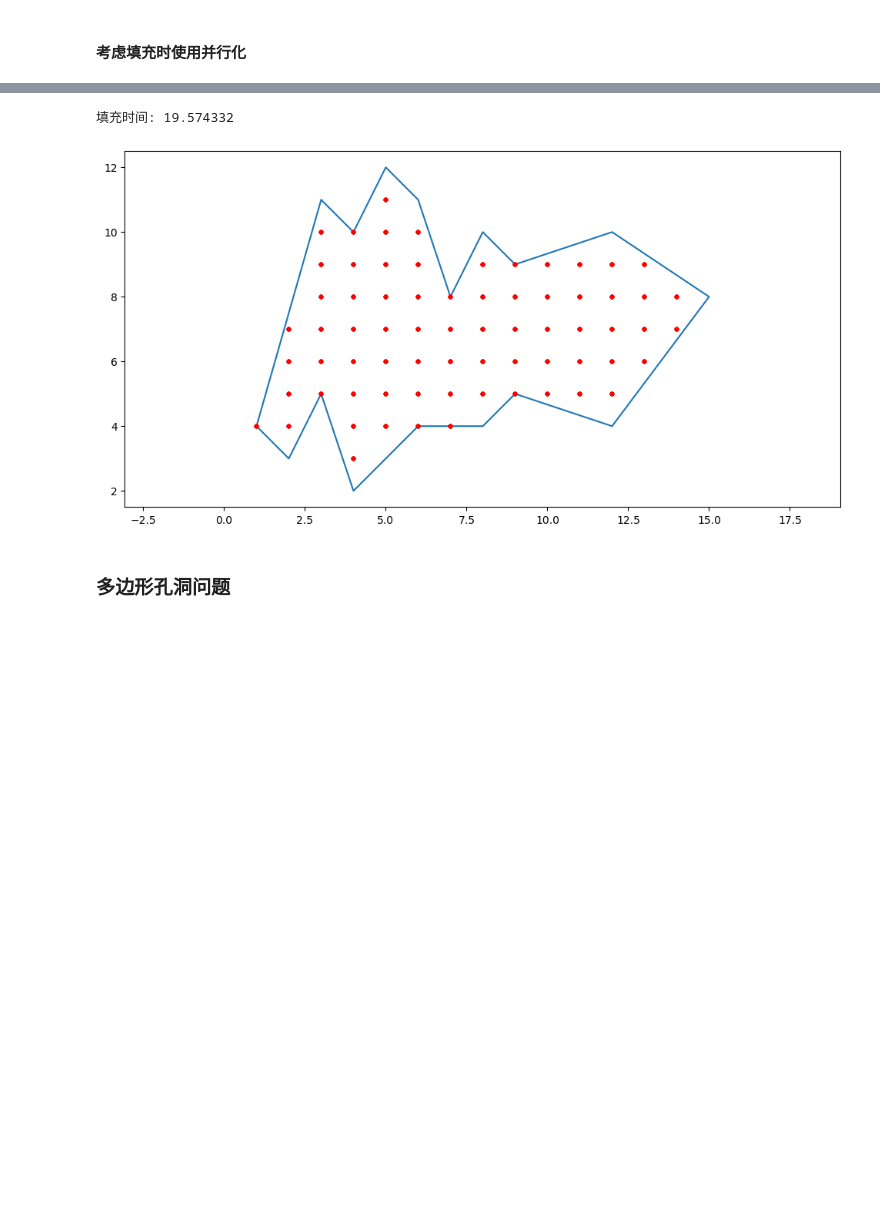
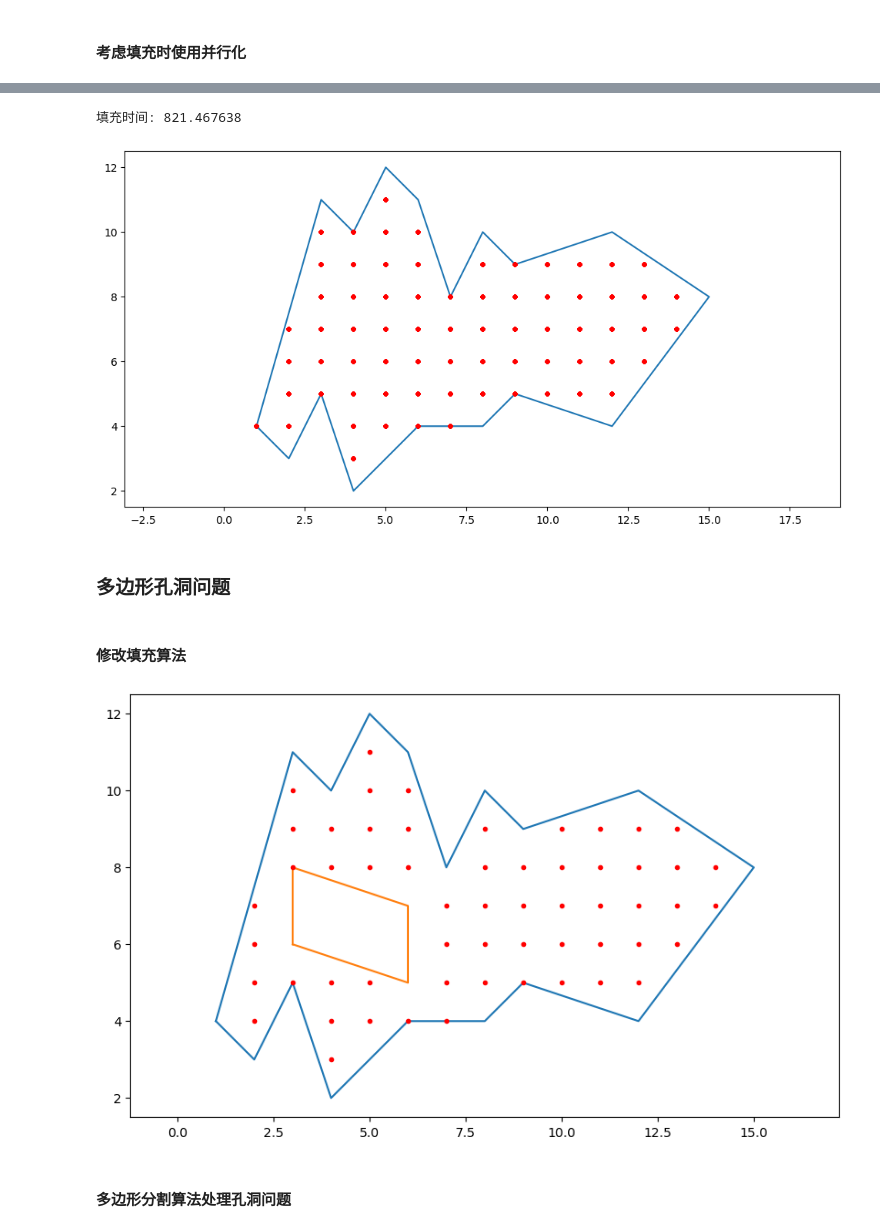
Before and after one commit to HandsomeSword/cv-homeword, a Jupyter notebook: test.ipynb, the cells around one changed output, grey strips where cells are left out. Saved outputs shown, nothing was run; the diff lists cells and outputs as text; code cells hidden in the pictures; blank space fills up the shorter version.

```diff
--- a/test.ipynb
+++ b/test.ipynb
@@ -403,10 +403,13 @@ import numpy as np
 
 def is_convex(a, b, c):
     """ 检查由顶点 a, b, c 组成的角是否是凸的 """
-    return (b[0] - a[0]) * (c[1] - a[1]) - (b[1] - a[1]) * (c[0] - a[0]) > 0
+    return (b[0] - a[0]) * (c[1] - a[1]) - (b[1] - a[1]) * (c[0] - a[0]) >= 0
 
 def is_point_in_triangle(p, a, b, c):
     """ 检查点 p 是否在三角形 a, b, c 内 """
+    # 点p可以重叠
+    if p in (a, b, c):
+        return False
     def sign(p1, p2, p3):
         return (p1[0] - p3[0]) * (p2[1] - p3[1]) - (p2[0] - p3[0]) * (p1[1] - p3[1])
     b1 = sign(p, a, b) < 0.0
@@ -610,14 +613,15 @@ def draw_tri(tri):
     return fillIn2(x, y, pointnum)
 
 start_time = time.time()
-for i in range(10):
+for i in range(100):
     with ThreadPoolExecutor() as executor:
         results = executor.map(draw_tri, triangles)
-end_time = time.time()
-print(f"填充时间:{(end_time - start_time) / 10 * 1000 : .6f}")
+
 for x, y in results:
     for i in range(len(x)):
         ax.plot(x[i], np.full_like(x[i], y[i]), 'r.')
+end_time = time.time()
+print(f"填充时间:{(end_time - start_time) * 1000 : .6f}")
 plt.axis("equal")
 plt.show()
 # %% [output]
@@ -635,14 +639,16 @@ ax.plot(x, y)
 #填充多边形
 pointnum = len(x)
 start_time = time.time()
-for i in range(10):
+for i in range(100):
     fillIn(x, y, pointnum, ax)
 end_time = time.time()
-print(f"填充时间:{(end_time - start_time) / 10 * 1000 : .6f}")
+print(f"填充时间:{(end_time - start_time) * 1000 : .6f}")
 plt.axis("equal")
 plt.show()
 # %% [output]
-填充时间: 19.574332
+填充时间: 821.467638
 [figure]
 # %% [markdown]
 ### 多边形孔洞问题
+# %% [markdown]
+#### 修改填充算法
@@ -648,0 +740,23 @@ plt.show()
+# %%
+polygons = [[(1,4),(2,3),(3, 5),(4,2),(6,4),(8,4),(9,5),(12, 4),(15 ,8),(12, 10),(9, 9),(8, 10),(7, 8),(6, 11),(5, 12),(4, 10),(3, 11)],
+           [(3,6), (3,8), (6,7),(6,5)]]
+
+fig, ax = plt.subplots(figsize=(10, 6))
+x_list = []
+y_list = []
+for polygon in polygons:
+    polygon.append(polygon[0])
+    x = [i[0] for i in polygon]
+
+    y = [i[1] for i in polygon]
+    x_list.append(x[:-1])
+    y_list.append(y[:-1])
+    ax.plot(x, y)
+fillIn_hole(x_list, y_list, ax)
+
+plt.axis("equal")
+plt.show()
+# %% [output]
+[figure, added]
+# %% [markdown]
+#### 多边形分割算法处理孔洞问题
```
Also changed, not shown: parts of 8 cells of this notebook, 2 other files.
